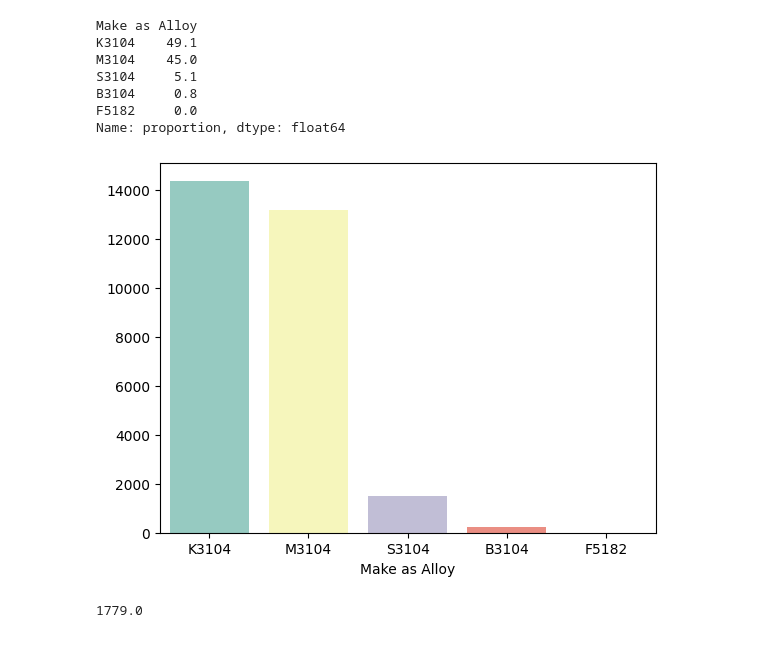
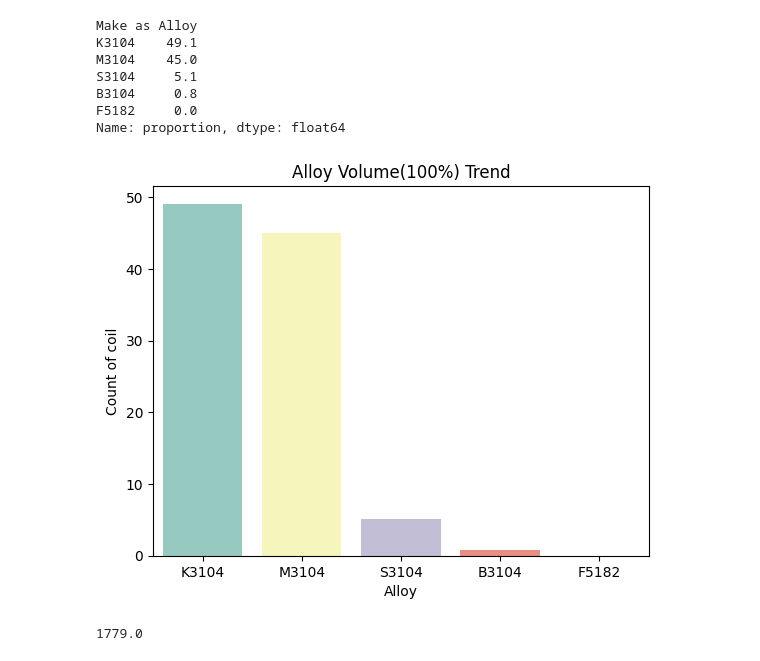
Before and after one commit to joahyot/202308_python_training_YJ, a Jupyter notebook: review02.ipynb, the cells around one changed output. Saved outputs shown, nothing was run; the diff lists cells and outputs as text; code cells hidden in the pictures.

```diff
--- a/review02.ipynb
+++ b/review02.ipynb
@@ -368,16 +368,21 @@ Name: proportion, dtype: float64
 # %%
 # 1.2 데이터 시각화 : 막대 그래프
 
-result = c4["Make as Alloy"].value_counts()
+result = round(c4["Make as Alloy"].value_counts(normalize=True)*100, ndigits=1)
 
 # bar 차트그리기
 
 sns.barplot(x = result.index,
             y = result.values)
+
+plt.title("Alloy Volume(100%) Trend")
+plt.xlabel("Alloy")
+plt.ylabel("Count of coil")
+
 sns.color_palette()
 plt.show()
 # %% [output]
-[figure, old version]
+[figure, new version]
 # %%
 # 수치형 데이터 분석: 1개의 열
 # 표 = 빈도표
```
Also changed, not shown: parts of 3 cells of this notebook, 2 other files.
